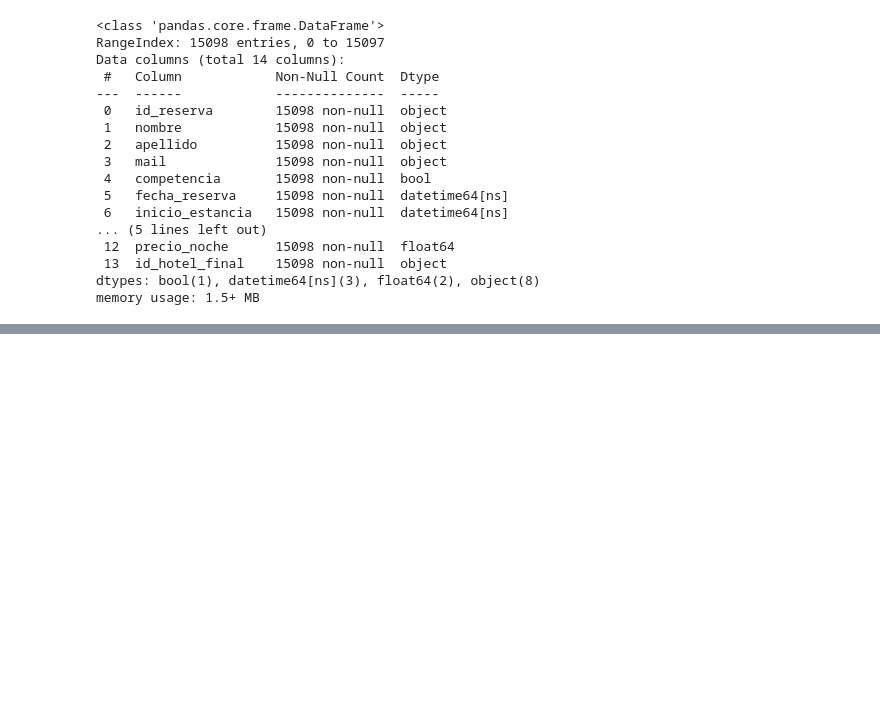
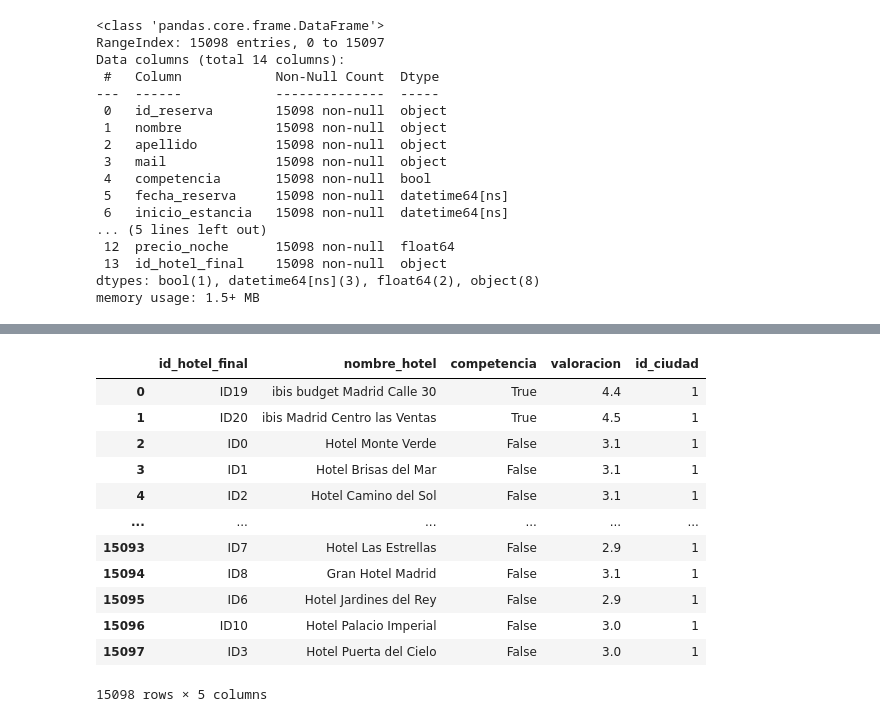
Before and after one commit to AntonioHackio/Proyecto_ETL, a Jupyter notebook: notebooks/EDA.ipynb, the cells around one changed output, grey strips where cells are left out. Cells and saved outputs as stored; diff of their text form; code cells hidden in the pictures; blank space fills up the shorter version.

```diff
--- a/notebooks/EDA.ipynb
+++ b/notebooks/EDA.ipynb
@@ -549,0 +707,3 @@ memory usage: 1.5+ MB
+# %%
+df_hoteles_final = df_semifinal[['id_hotel_final', 'nombre_hotel', 'competencia', 'estrellas',]]
+df_hoteles_final
@@ -549,0 +724,2 @@ memory usage: 1.5+ MB
+# %%
+df_hoteles_final = df_hoteles_final.rename(columns={'estrellas': 'valoracion'})
@@ -549,0 +756,17 @@ memory usage: 1.5+ MB
+# %%
+df_hoteles_final['id_ciudad'] = 1
+df_hoteles_final
+# %% [output]
+|  | id_hotel_final | nombre_hotel | competencia | valoracion | id_ciudad |
+| 0 | ID19 | ibis budget Madrid Calle 30 | True | 4.4 | 1 |
+| 1 | ID20 | ibis Madrid Centro las Ventas | True | 4.5 | 1 |
+| 2 | ID0 | Hotel Monte Verde | False | 3.1 | 1 |
+| 3 | ID1 | Hotel Brisas del Mar | False | 3.1 | 1 |
+| 4 | ID2 | Hotel Camino del Sol | False | 3.1 | 1 |
+| ... | ... | ... | ... | ... | ... |
+| 15093 | ID7 | Hotel Las Estrellas | False | 2.9 | 1 |
+| 15094 | ID8 | Gran Hotel Madrid | False | 3.1 | 1 |
+| 15095 | ID6 | Hotel Jardines del Rey | False | 2.9 | 1 |
+| 15096 | ID10 | Hotel Palacio Imperial | False | 3.0 | 1 |
+| 15097 | ID3 | Hotel Puerta del Cielo | False | 3.0 | 1 |
+15098 rows × 5 columns
```
Also changed, not shown: parts of 32 cells of this notebook, 9 other files.
